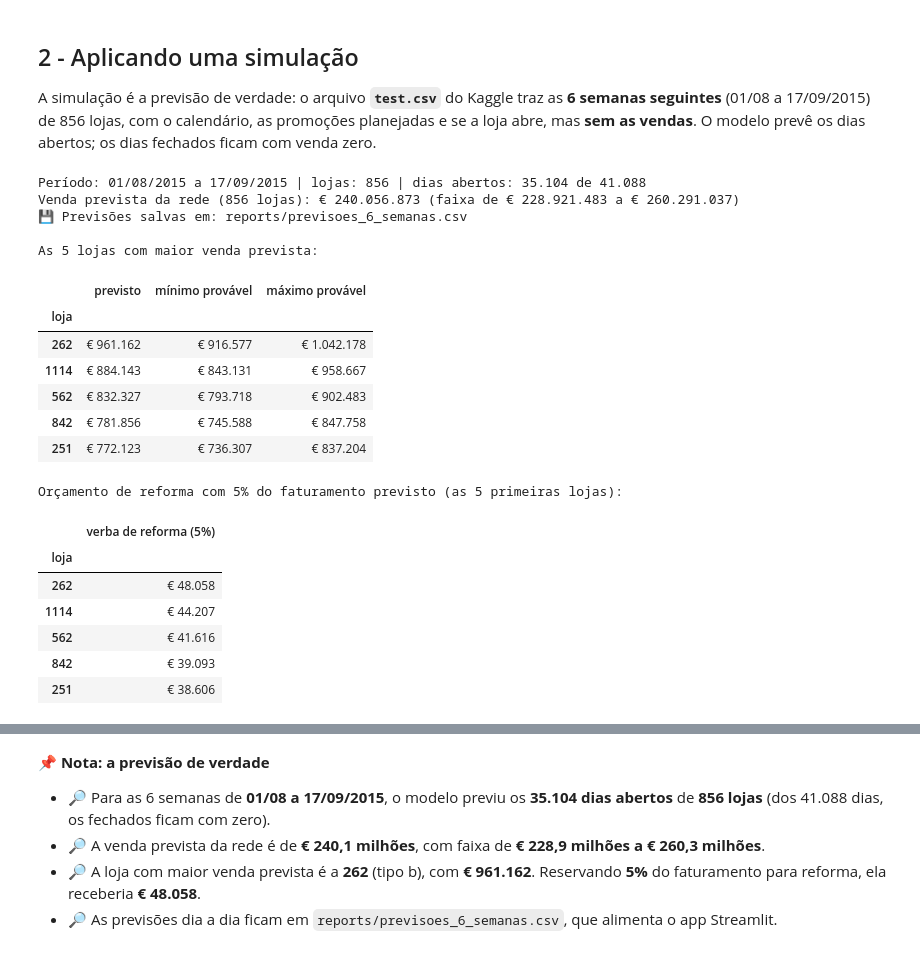
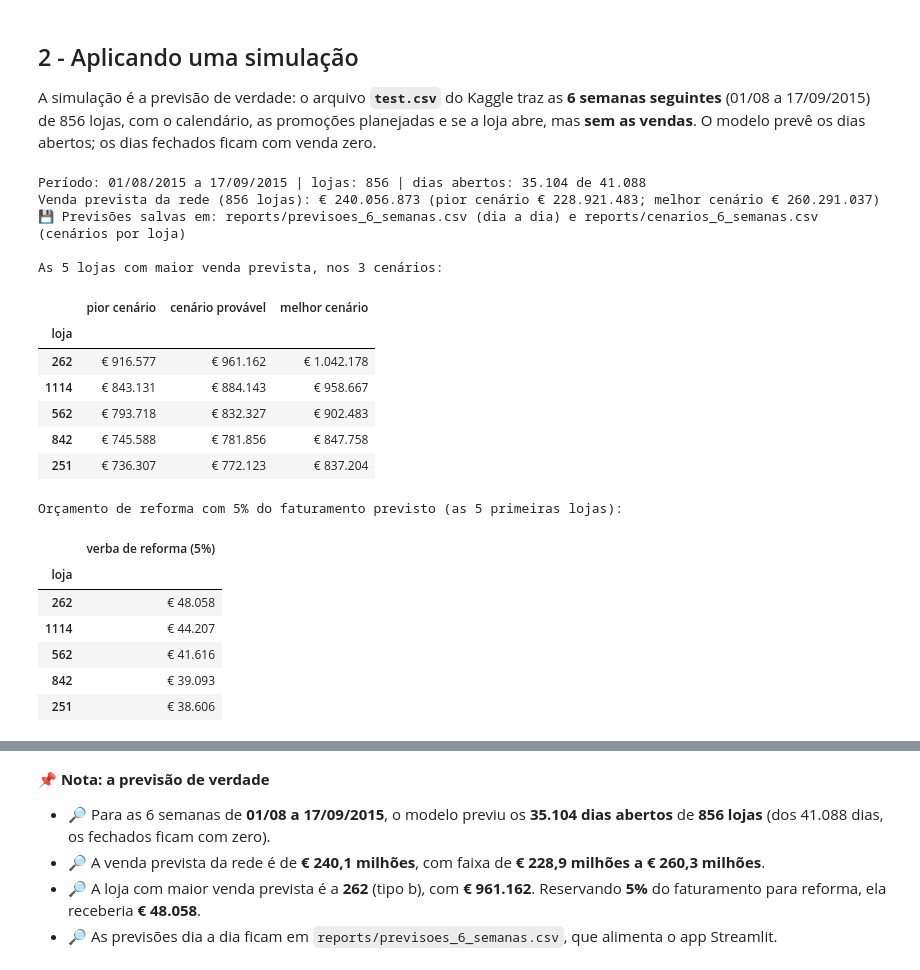
Before and after one commit to RafaelSilva89/Rossmann_Store_Sales_Prediction, a Jupyter notebook: Notebooks/Rossmann_Store_Sales_Prediction - v2.ipynb, the cells around one changed output, grey strips where cells are left out. Saved outputs shown, nothing was run; the diff lists cells and outputs as text; code cells hidden in the pictures.

```diff
--- a/Notebooks/Rossmann_Store_Sales_Prediction - v2.ipynb
+++ b/Notebooks/Rossmann_Store_Sales_Prediction - v2.ipynb
@@ -2427,36 +2887,35 @@ A simulação é a previsão de verdade: o arquivo **`test.csv`** do Kaggle traz
 # %%
 modelo_salvo = joblib.load('../Model/modelo_rossmann_v2.pkl')
 futuro = carregar_futuro(ARQUIVO_FUTURO, ARQUIVO_LOJAS)
 abertos = futuro['aberta'] == 1
 futuro['previsao'] = 0.0
 futuro.loc[abertos, 'previsao'] = modelo_salvo['modelo'].predict(futuro.loc[abertos, modelo_salvo['features']])
 futuro[['loja', 'data', 'dia_semana', 'aberta', 'promo', 'previsao']].to_csv('../reports/previsoes_6_semanas.csv', index=False)
 
-previsao_lojas = futuro.groupby('loja')['previsao'].sum().rename('previsto').to_frame()
-previsao_lojas['mínimo provável'] = previsao_lojas['previsto'] * modelo_salvo['faixa'][0]
-previsao_lojas['máximo provável'] = previsao_lojas['previsto'] * modelo_salvo['faixa'][1]
+previsao_lojas = cenarios_por_loja(futuro['loja'], futuro['previsao'], modelo_salvo['faixa'])
+previsao_lojas.round(2).to_csv('../reports/cenarios_6_semanas.csv')
 print(f"Período: {futuro['data'].min():%d/%m/%Y} a {futuro['data'].max():%d/%m/%Y} | lojas: {futuro['loja'].nunique()} | "
       f"dias abertos: {abertos.sum():,} de {len(futuro):,}".replace(',', '.'))
-print(f"Venda prevista da rede (856 lojas): {euros(previsao_lojas['previsto'].sum())} "
-      f"(faixa de {euros(previsao_lojas['mínimo provável'].sum())} a {euros(previsao_lojas['máximo provável'].sum())})")
-print('💾 Previsões salvas em: reports/previsoes_6_semanas.csv')
-print(chr(10) + 'As 5 lojas com maior venda prevista:')
-display(previsao_lojas.nlargest(5, 'previsto').style.format(euros))
+print(f"Venda prevista da rede (856 lojas): {euros(previsao_lojas['cenário provável'].sum())} "
+      f"(pior cenário {euros(previsao_lojas['pior cenário'].sum())}; melhor cenário {euros(previsao_lojas['melhor cenário'].sum())})")
+print('💾 Previsões salvas em: reports/previsoes_6_semanas.csv (dia a dia) e reports/cenarios_6_semanas.csv (cenários por loja)')
+print(chr(10) + 'As 5 lojas com maior venda prevista, nos 3 cenários:')
+display(previsao_lojas.nlargest(5, 'cenário provável').style.format(euros))
 print('Orçamento de reforma com 5% do faturamento previsto (as 5 primeiras lojas):')
-(previsao_lojas['previsto'] * 0.05).rename('verba de reforma (5%)').nlargest(5).to_frame().style.format(euros)
+(previsao_lojas['cenário provável'] * 0.05).rename('verba de reforma (5%)').nlargest(5).to_frame().style.format(euros)
 # %% [output]
 Período: 01/08/2015 a 17/09/2015 | lojas: 856 | dias abertos: 35.104 de 41.088
-Venda prevista da rede (856 lojas): € 240.056.873 (faixa de € 228.921.483 a € 260.291.037)
-💾 Previsões salvas em: reports/previsoes_6_semanas.csv
+Venda prevista da rede (856 lojas): € 240.056.873 (pior cenário € 228.921.483; melhor cenário € 260.291.037)
+💾 Previsões salvas em: reports/previsoes_6_semanas.csv (dia a dia) e reports/cenarios_6_semanas.csv (cenários por loja)
 
-As 5 lojas com maior venda prevista:
+As 5 lojas com maior venda prevista, nos 3 cenários:
-|  | previsto | mínimo provável | máximo provável |
+|  | pior cenário | cenário provável | melhor cenário |
 | loja |  |  |  |
-| 262 | € 961.162 | € 916.577 | € 1.042.178 |
-| 1114 | € 884.143 | € 843.131 | € 958.667 |
-| 562 | € 832.327 | € 793.718 | € 902.483 |
-| 842 | € 781.856 | € 745.588 | € 847.758 |
-| 251 | € 772.123 | € 736.307 | € 837.204 |
+| 262 | € 916.577 | € 961.162 | € 1.042.178 |
+| 1114 | € 843.131 | € 884.143 | € 958.667 |
+| 562 | € 793.718 | € 832.327 | € 902.483 |
+| 842 | € 745.588 | € 781.856 | € 847.758 |
+| 251 | € 736.307 | € 772.123 | € 837.204 |
 Orçamento de reforma com 5% do faturamento previsto (as 5 primeiras lojas):
 |  | verba de reforma (5%) |
 | loja |  |
```
Also changed, not shown: parts of 69 cells of this notebook, 36 other files.
